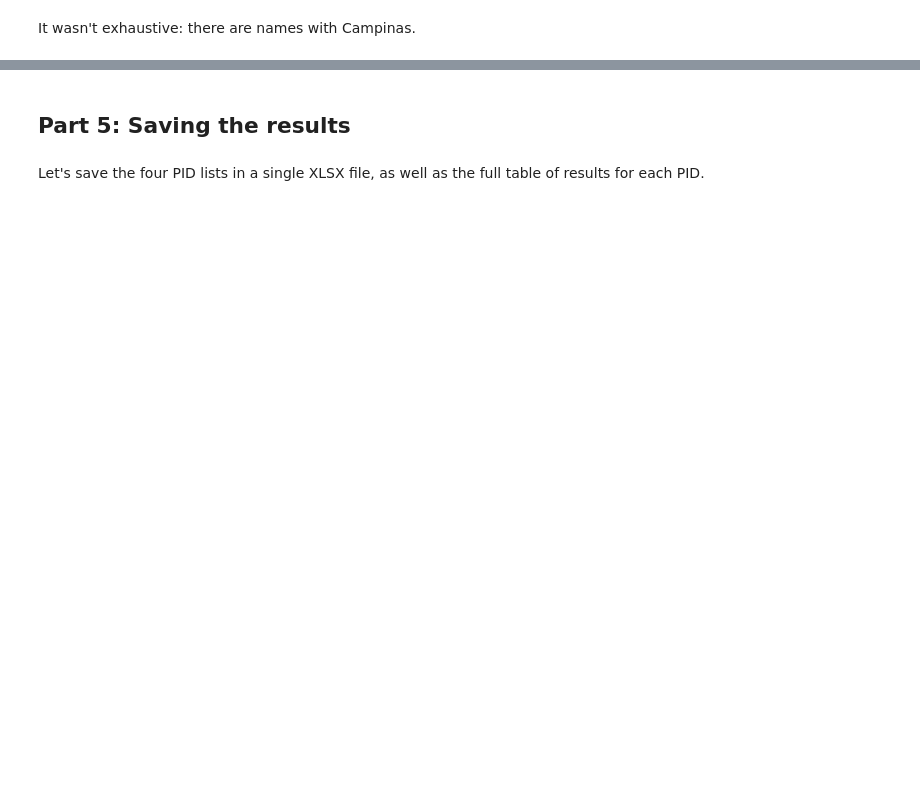
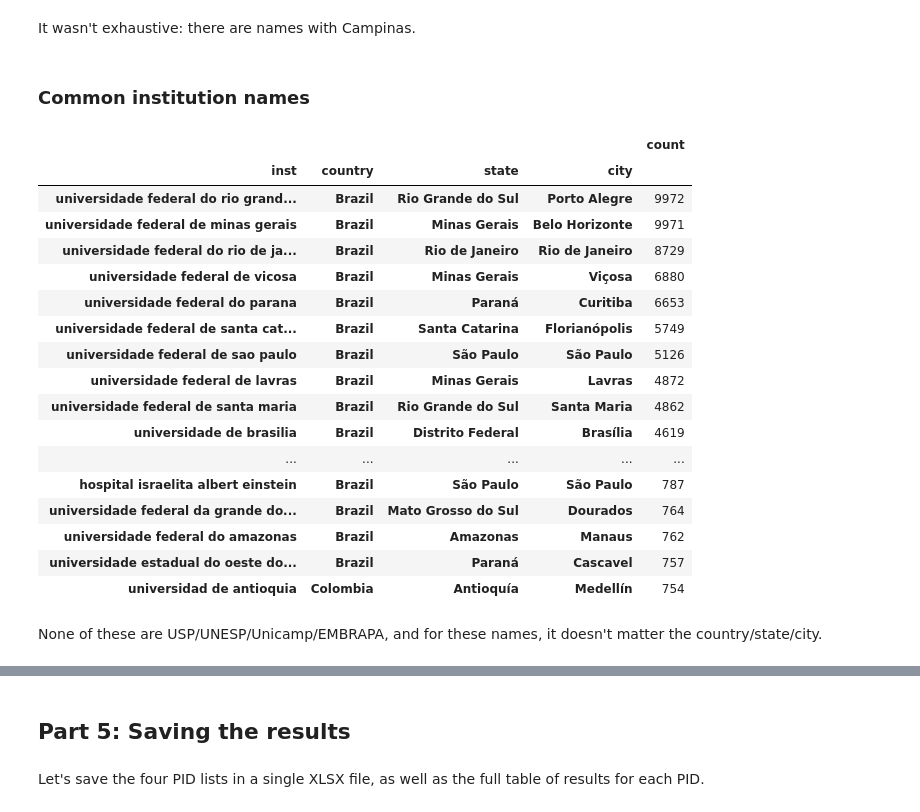
Before and after one commit to scieloorg/normalizations-experiments, a Jupyter notebook: experiments_2019-02_usp_unicamp_unesp_embrapa.ipynb, the cells around one changed output, grey strips where cells are left out. Cells and saved outputs as stored; diff of their text form; code cells hidden in the pictures; blank space fills up the shorter version.

```diff
--- a/experiments_2019-02_usp_unicamp_unesp_embrapa.ipynb
+++ b/experiments_2019-02_usp_unicamp_unesp_embrapa.ipynb
@@ -4399,2 +4703,44 @@ pids2stats(solution2pids(solution))
 # %% [markdown]
 It wasn't exhaustive: there are names with Campinas.
+# %% [markdown]
+### Common institution names
+# %%
+def get_unknowns_table(count):
+    unknowns = (solution2pids(solution) == "unknown").any(axis=1)
+    return pd.DataFrame(
+        dataset[
+            dataset["pid"].isin(unknowns[unknowns].index) &
+            solution.isna().any(axis=1)
+        ].assign(inst=all_pre_inames)
+        .groupby(["inst", "country", "state", "city"])
+        .size()
+        .sort_values()
+        .rename("count")
+        .sort_values(ascending=False)
+    )[:count]
+# %%
+unk_table1 = get_unknowns_table(50)
+unk_table1
+# %% [output]
+|  |  |  |  | count |
+| inst | country | state | city |  |
+| universidade federal do rio grand... | Brazil | Rio Grande do Sul | Porto Alegre | 9972 |
+| universidade federal de minas gerais | Brazil | Minas Gerais | Belo Horizonte | 9971 |
+| universidade federal do rio de ja... | Brazil | Rio de Janeiro | Rio de Janeiro | 8729 |
+| universidade federal de vicosa | Brazil | Minas Gerais | Viçosa | 6880 |
+| universidade federal do parana | Brazil | Paraná | Curitiba | 6653 |
+| universidade federal de santa cat... | Brazil | Santa Catarina | Florianópolis | 5749 |
+| universidade federal de sao paulo | Brazil | São Paulo | São Paulo | 5126 |
+| universidade federal de lavras | Brazil | Minas Gerais | Lavras | 4872 |
+| universidade federal de santa maria | Brazil | Rio Grande do Sul | Santa Maria | 4862 |
+| universidade de brasilia | Brazil | Distrito Federal | Brasília | 4619 |
+| ... | ... | ... | ... | ... |
+| hospital israelita albert einstein | Brazil | São Paulo | São Paulo | 787 |
+| universidade federal da grande do... | Brazil | Mato Grosso do Sul | Dourados | 764 |
+| universidade federal do amazonas | Brazil | Amazonas | Manaus | 762 |
+| universidade estadual do oeste do... | Brazil | Paraná | Cascavel | 757 |
+| universidad de antioquia | Colombia | Antioquía | Medellín | 754 |
+# %% [markdown]
+None of these are USP/UNESP/Unicamp/EMBRAPA,
+and for these names,
+it doesn't matter the country/state/city.
```
Also changed, not shown: parts of 57 cells of this notebook.
